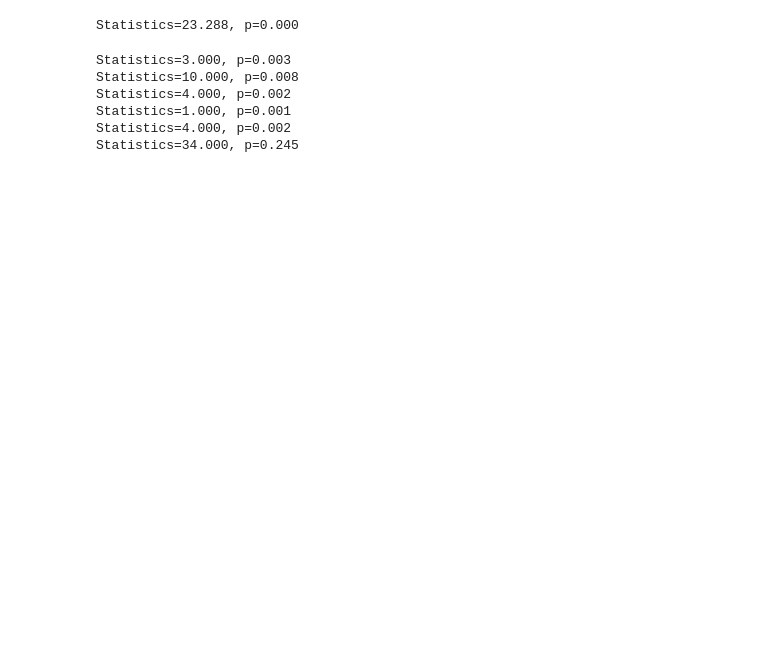
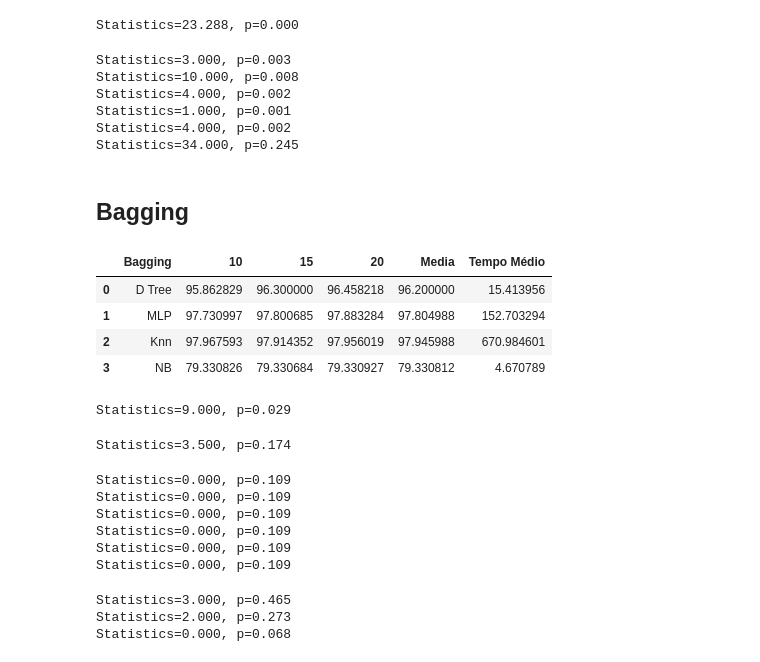
Before and after one commit to carvalheirafc/mnist-MachineLearning-Supervised, a Jupyter notebook: mnist_results_stats.ipynb, the cells around one changed output. Saved outputs shown, nothing was run; the diff lists cells and outputs as text; code cells hidden in the pictures; blank space fills up the shorter version.

```diff
--- a/mnist_results_stats.ipynb
+++ b/mnist_results_stats.ipynb
@@ -216,3 +219,14 @@ Statistics=4.000, p=0.002
 Statistics=1.000, p=0.001
 Statistics=4.000, p=0.002
 Statistics=34.000, p=0.245
+# %% [markdown]
+## Bagging
+# %%
+bagg_results = pd.read_csv('bagging.csv')
+bagg_results
+# %% [output]
+|  | Bagging | 10 | 15 | 20 | Media | Tempo Médio |
+| 0 | D Tree | 95.862829 | 96.300000 | 96.458218 | 96.200000 | 15.413956 |
+| 1 | MLP | 97.730997 | 97.800685 | 97.883284 | 97.804988 | 152.703294 |
+| 2 | Knn | 97.967593 | 97.914352 | 97.956019 | 97.945988 | 670.984601 |
+| 3 | NB | 79.330826 | 79.330684 | 79.330927 | 79.330812 | 4.670789 |
@@ -218,0 +238,55 @@ Statistics=34.000, p=0.245
+# %%
+stat, p = stats.friedmanchisquare(dtree,
+                                  mlp,
+                                  knn,
+                                  nb,)
+
+print('Statistics=%.3f, p=%.3f' % (stat, p))
+# %% [output]
+Statistics=9.000, p=0.029
+# %%
+stat, p = stats.friedmanchisquare(bagg_results['10'],
+                                  bagg_results['15'],
+                                  bagg_results['20'])
+
+print('Statistics=%.3f, p=%.3f' % (stat, p))
+# %% [output]
+Statistics=3.500, p=0.174
+# %%
+stat, p = stats.wilcoxon(dtree.values, mlp.values)
+print('Statistics=%.3f, p=%.3f' % (stat, p))
+
+stat, p = stats.wilcoxon(dtree, knn)
+print('Statistics=%.3f, p=%.3f' % (stat, p))
+
+stat, p = stats.wilcoxon(dtree, nb)
+print('Statistics=%.3f, p=%.3f' % (stat, p))
+
+stat, p = stats.wilcoxon(mlp, knn)
+print('Statistics=%.3f, p=%.3f' % (stat, p))
+
+stat, p = stats.wilcoxon(mlp, nb)
+print('Statistics=%.3f, p=%.3f' % (stat, p))
+
+stat, p = stats.wilcoxon(knn, nb)
+print('Statistics=%.3f, p=%.3f' % (stat, p))
+# %% [output]
+Statistics=0.000, p=0.109
+Statistics=0.000, p=0.109
+Statistics=0.000, p=0.109
+Statistics=0.000, p=0.109
+Statistics=0.000, p=0.109
+Statistics=0.000, p=0.109
+# %%
+stat, p = stats.wilcoxon(bagg_results['10'], bagg_results['15'])
+print('Statistics=%.3f, p=%.3f' % (stat, p))
+
+stat, p = stats.wilcoxon(bagg_results['10'], bagg_results['20'])
+print('Statistics=%.3f, p=%.3f' % (stat, p))
+
+stat, p = stats.wilcoxon(bagg_results['15'], bagg_results['20'])
+print('Statistics=%.3f, p=%.3f' % (stat, p))
+# %% [output]
+Statistics=3.000, p=0.465
+Statistics=2.000, p=0.273
+Statistics=0.000, p=0.068
```
Also changed, not shown: parts of 13 cells of this notebook.
